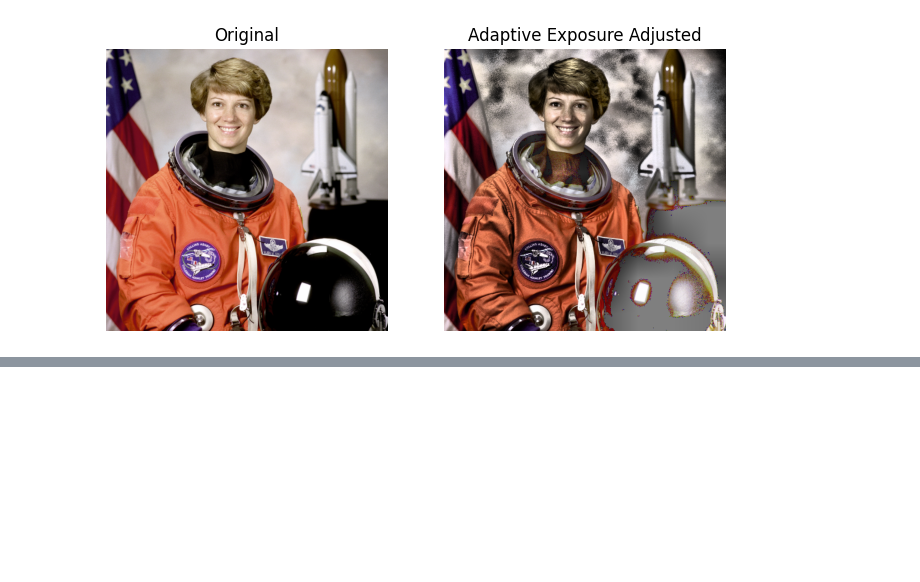
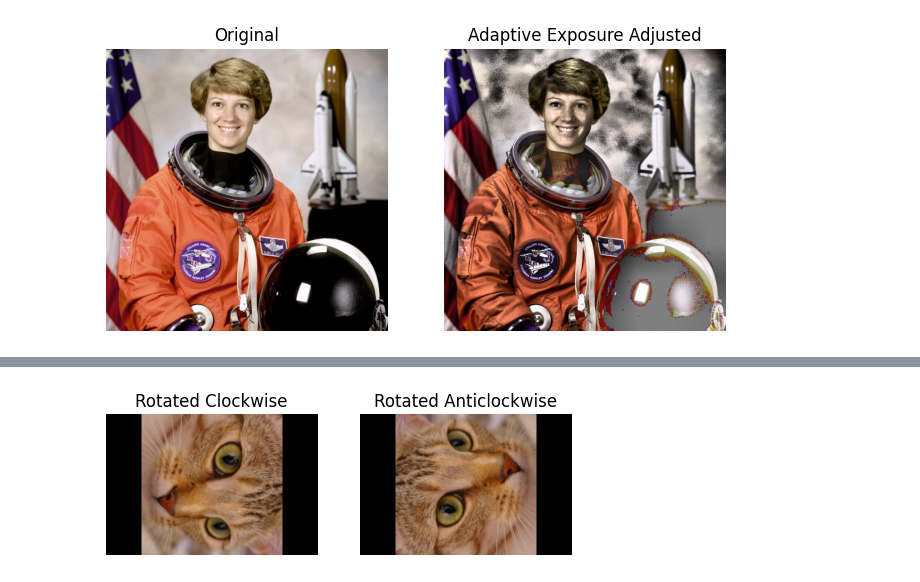
Before and after one commit to r-leyshon/image-processing, a Jupyter notebook: scikit-image/image-processing-with-skimage/02-more.ipynb, the cells around one changed output, grey strips where cells are left out. Cells and saved outputs as stored; diff of their text form; code cells hidden in the pictures; blank space fills up the shorter version.

```diff
--- a/scikit-image/image-processing-with-skimage/02-more.ipynb
+++ b/scikit-image/image-processing-with-skimage/02-more.ipynb
@@ -128,0 +136,14 @@ plt.show()
+# %%
+cat_r = transform.rotate(cat, -90)
+cat_l = transform.rotate(cat, 90)
+
+fig, (ax1, ax2) = plt.subplots(ncols=2, figsize=(6, 8), sharex=True, sharey=True)
+ax1.imshow(cat_r)
+ax1.axis("off")
+ax1.set_title("Rotated Clockwise")
+ax2.imshow(cat_l)
+ax2.axis("off")
+ax2.set_title("Rotated Anticlockwise")
+plt.show()
+# %% [output]
+[figure, added]
```
Also changed, not shown: parts of 2 cells of this notebook.
